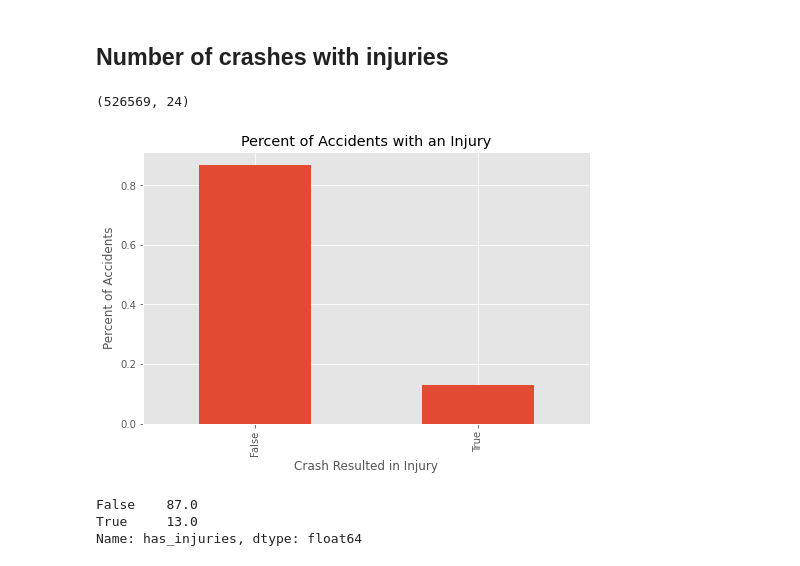
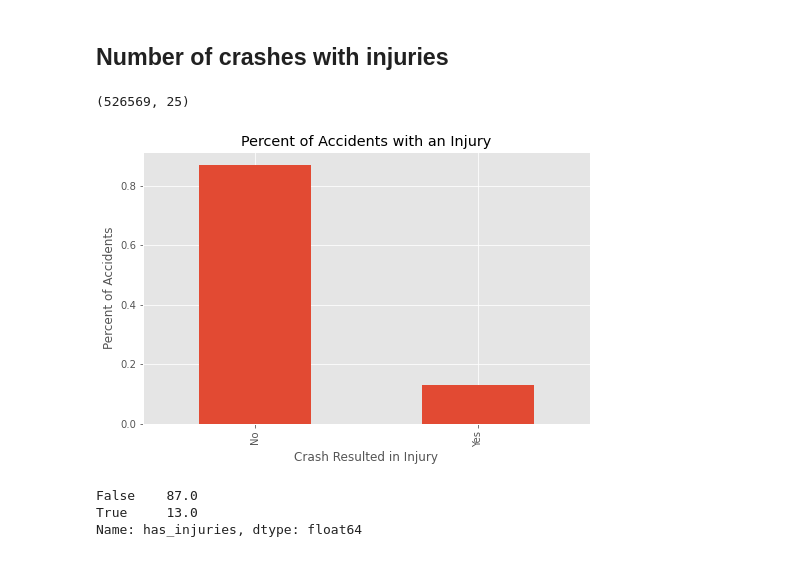
Before and after one commit to jkh-code/predicting-traffic-accident-injuries, a Jupyter notebook: notebooks/eda-crashes.ipynb, the cells around one changed output. Saved outputs shown, nothing was run; the diff lists cells and outputs as text; code cells hidden in the pictures.

Commit message:
Complete initial EDA of crashes dataset

```diff
--- a/notebooks/eda-crashes.ipynb
+++ b/notebooks/eda-crashes.ipynb
@@ -23,0 +26,15 @@ df_crashes["has_injuries"] = np.where(df_crashes["injuries_total"]==0, False, Tr
+# %%
+df_crashes["crash_day_of_week"] = pd.Categorical(
+    df_crashes["crash_day_of_week"],
+    categories=["Sunday", "Monday", "Tuesday", "Wednesday", "Thursday",
+        "Friday", "Saturday"],
+    ordered=True)
+df_crashes["crash_month"] = pd.Categorical(
+    df_crashes["crash_month"],
+    categories=['January', 'February', 'March', 'April', 'May', 'June',
+    'July', 'August', 'September', 'October', 'November', 'December'],
+    ordered=True)
+
+# raw_cat = pd.Categorical(
+#    ....:     ["a", "b", "c", "a"], categories=["b", "c", "d"], ordered=False
+#    ....: )
@@ -24,3 +43,15 @@ df_crashes["has_injuries"] = np.where(df_crashes["injuries_total"]==0, False, Tr
+# %%
+df_crashes["injury_category"] = np.select(
+    [df_crashes["injuries_total"] == 0,
+        df_crashes["injuries_total"] == 1,
+        df_crashes["injuries_total"] == 2,
+        df_crashes["injuries_total"] > 2,],
+    ["0 Injuries", "1 Injury", "2 Injuries", "3+ Injuries"],
+    default="0")
+df_crashes["injury_category"] = pd.Categorical(
+    df_crashes["injury_category"],
+    categories=["0 Injuries", "1 Injury", "2 Injuries", "3+ Injuries"],
+    ordered=True)
 # %%
 df_crashes.head()
 # %% [output]
@@ -35,17 +66,18 @@ df_crashes.head()
 # %%
 df_crashes.shape
 # %% [output]
-(526569, 24)
+(526569, 25)
 # %%
 fig, ax = plt.subplots(figsize=(8, 5))
 (df_crashes["has_injuries"]
      .value_counts(dropna=False, normalize=True)
      .plot(kind="bar", ax=ax))
 ax.set_title("Percent of Accidents with an Injury")
 ax.set_xlabel("Crash Resulted in Injury")
-ax.set_ylabel("Percent of Accidents");
+ax.set_ylabel("Percent of Accidents")
+ax.set_xticklabels(["No", "Yes"]);
 # %% [output]
-[figure, old version]
+[figure, new version]
 # %%
 np.round(df_crashes["has_injuries"].value_counts(dropna=False, normalize=True)*100, 0)
 # %% [output]
```
Also changed, not shown: parts of 39 cells of this notebook.
